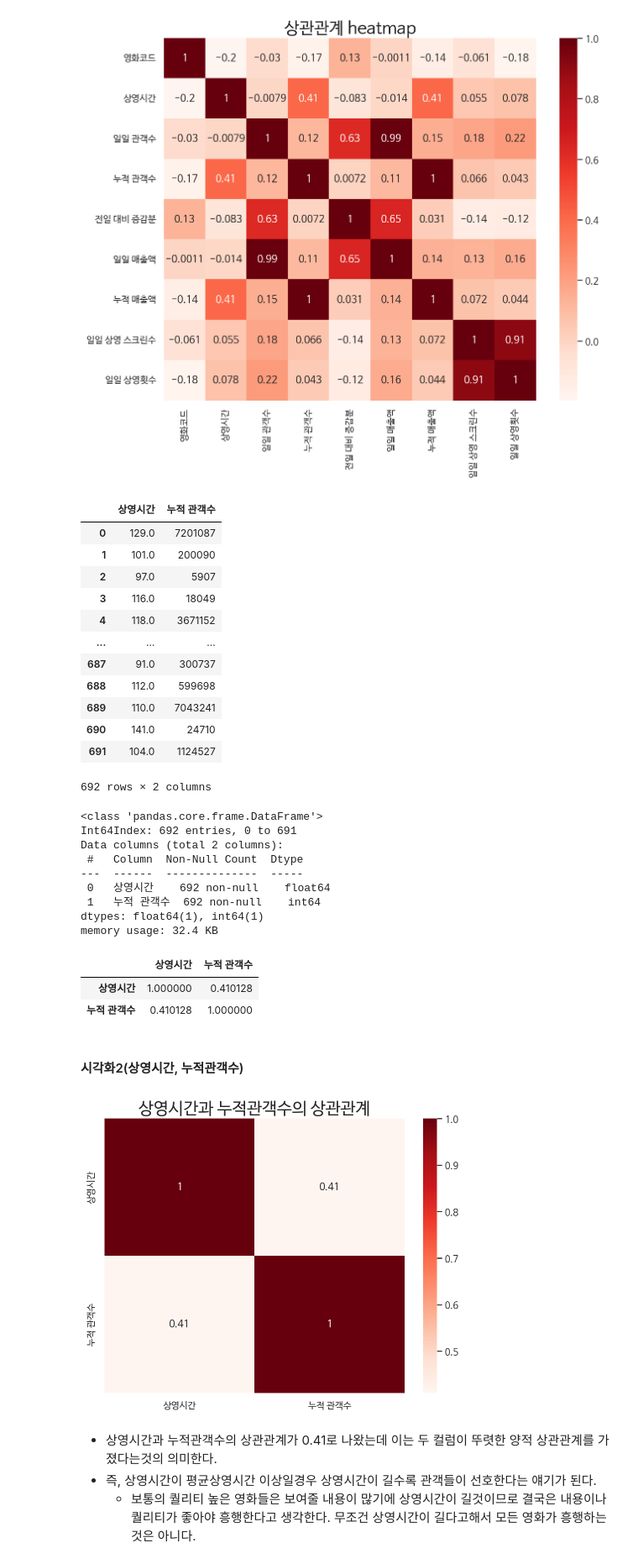
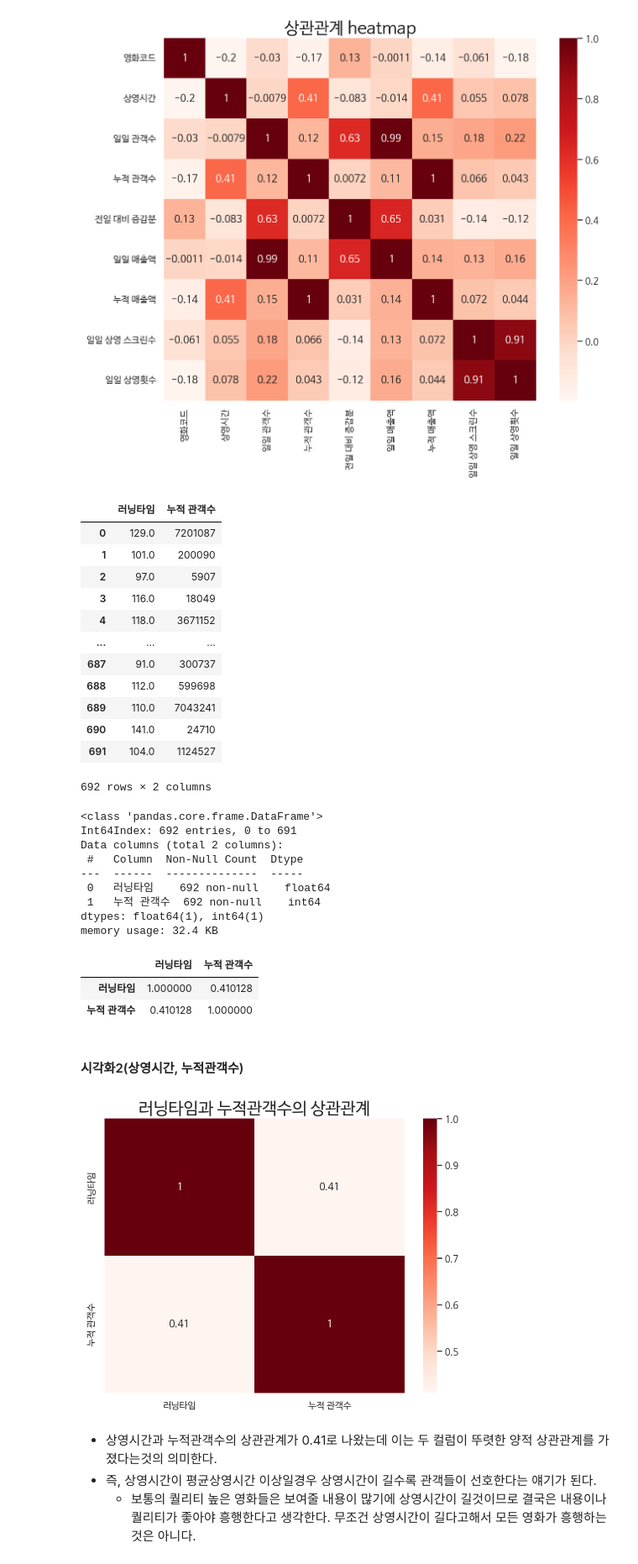
Before and after one commit to suyeee/DE_Project, a Jupyter notebook: 네이버_영화_분석.ipynb, the cells around one changed output. Shown at 84% size. Saved outputs shown, nothing was run; the diff lists cells and outputs as text; code cells hidden in the pictures.

```diff
--- a/네이버_영화_분석.ipynb
+++ b/네이버_영화_분석.ipynb
@@ -2190,15 +2220,17 @@ plt.title("상관관계 heatmap", fontsize = 20)
 plt.show()
 # %% [output]
 [figure]
+# %%
+df3_3.rename(columns={'상영시간' : '러닝타임'}, inplace = True)
 # %%
 # 영화상영시간과 누적관객수 사이의 상관관계
-a = df3_3['상영시간']
+a = df3_3['러닝타임']
 b = df3_3['누적 관객수']
 
 df3_corr = pd.merge(a,b,left_index = True, right_index = True)
 df3_corr
 # %% [output]
-|  | 상영시간 | 누적 관객수 |
+|  | 러닝타임 | 누적 관객수 |
 | 0 | 129.0 | 7201087 |
 | 1 | 101.0 | 200090 |
 | 2 | 97.0 | 5907 |
@@ -2219,32 +2251,32 @@ Int64Index: 692 entries, 0 to 691
 Data columns (total 2 columns):
  #   Column  Non-Null Count  Dtype
 ---  ------  --------------  -----
- 0   상영시간    692 non-null    float64
+ 0   러닝타임    692 non-null    float64
  1   누적 관객수  692 non-null    int64
 dtypes: float64(1), int64(1)
 memory usage: 32.4 KB
 # %%
 df3_corr.corr()
 # %% [output]
-|  | 상영시간 | 누적 관객수 |
-| 상영시간 | 1.000000 | 0.410128 |
+|  | 러닝타임 | 누적 관객수 |
+| 러닝타임 | 1.000000 | 0.410128 |
 | 누적 관객수 | 0.410128 | 1.000000 |
 # %% [markdown]
 #### 시각화2(상영시간, 누적관객수)
 # %%
 # heatmap - 상영시간과 누적관계수만 본것.
 
 plt.rc('font', family='NanumBarunGothic')
 
 plt.figure(figsize = (8,6))
 
 sns.heatmap(df3_corr.corr(), annot=True, cmap="Reds")
 
-plt.title("상영시간과 누적관객수의 상관관계", fontsize = 20)
+plt.title("러닝타임과 누적관객수의 상관관계", fontsize = 20)
 
 plt.show()
 # %% [output]
-[figure, old version]
+[figure, new version]
 # %% [markdown]
 - 상영시간과 누적관객수의 상관관계가 0.41로 나왔는데 이는 두 컬럼이 뚜렷한 양적 상관관계를 가졌다는것의 의미한다.
 - 즉, 상영시간이 평균상영시간 이상일경우 상영시간이 길수록 관객들이 선호한다는 얘기가 된다.
```
Also changed, not shown: parts of 4 cells of this notebook.
